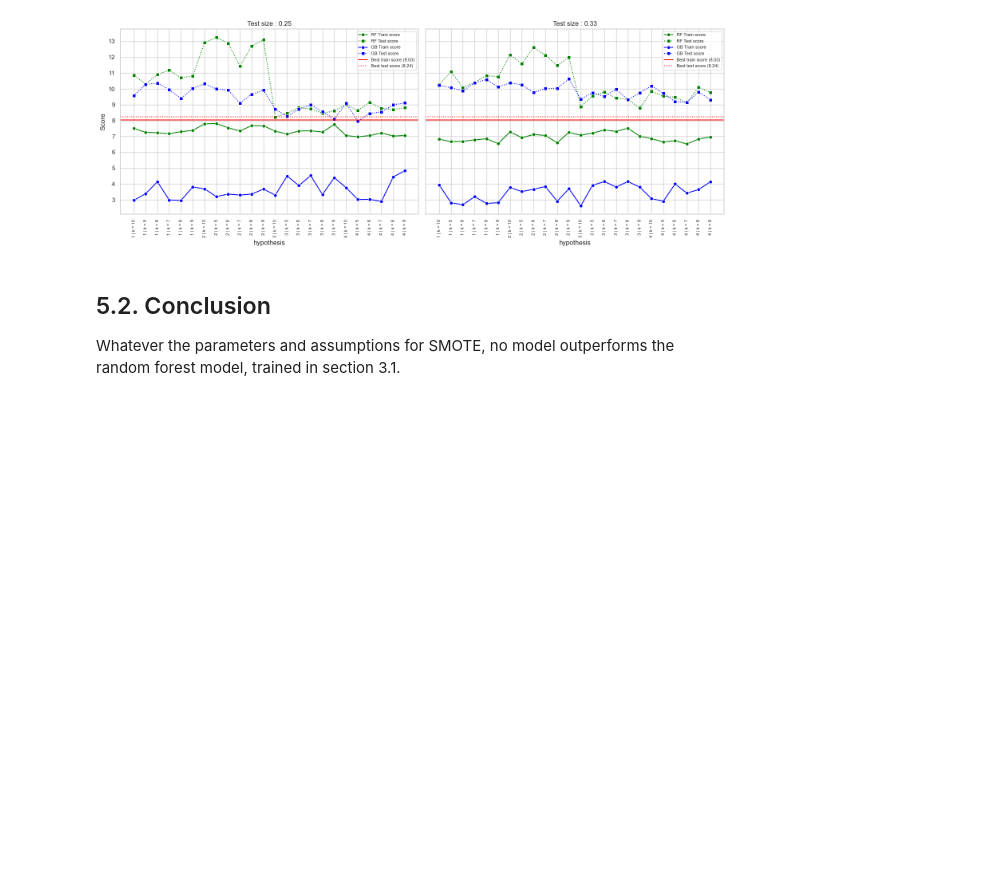
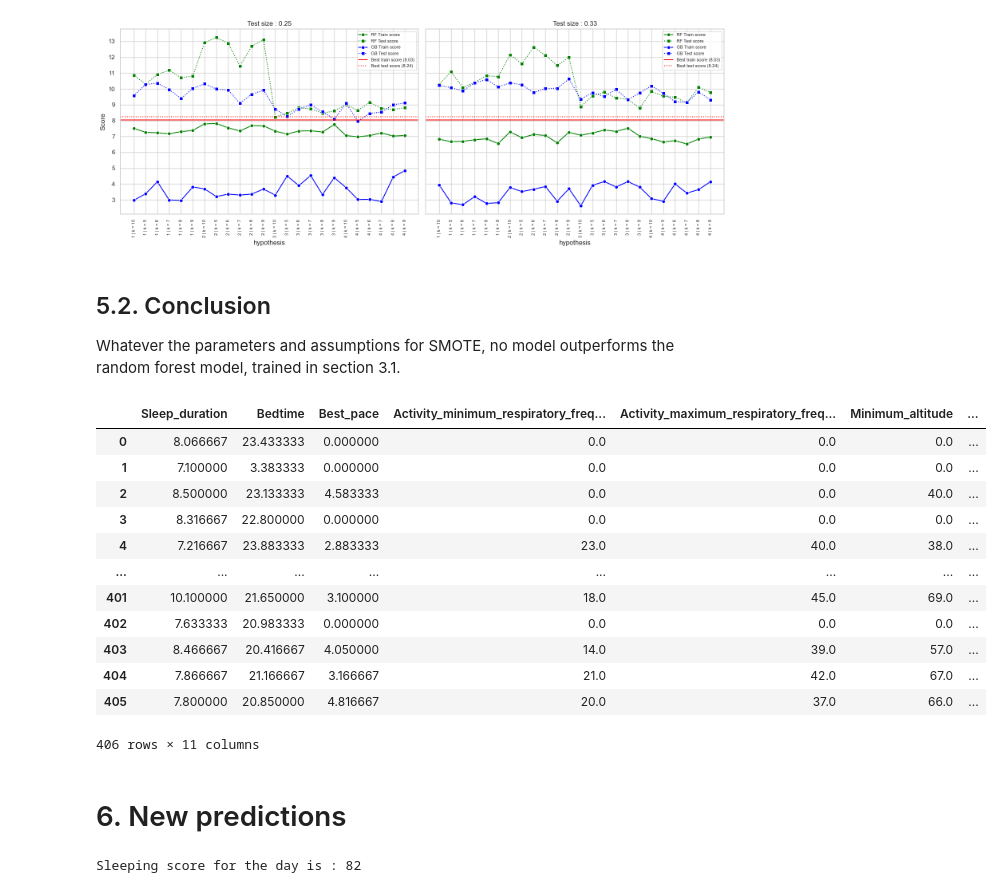
Before and after one commit to irrif/Sleep_score, a Jupyter notebook: sleep_score_regression.ipynb, the cells around one changed output. Cells and saved outputs as stored; diff of their text form; code cells hidden in the pictures; blank space fills up the shorter version.

```diff
--- a/sleep_score_regression.ipynb
+++ b/sleep_score_regression.ipynb
@@ -641,3 +642,54 @@ plt.show()
 # %% [markdown]
 ## 5.2. Conclusion
 Whatever the parameters and assumptions for SMOTE, no model outperforms the random forest model, trained in section 3.1.
+# %%
+df_work[rf_search_lasso.feature_names_in_]
+# %% [output]
+|  | Sleep_duration | Bedtime | Best_pace | Activity_minimum_respiratory_freq... | Activity_maximum_respiratory_freq... | Minimum_altitude | ... |
+| 0 | 8.066667 | 23.433333 | 0.000000 | 0.0 | 0.0 | 0.0 | ... |
+| 1 | 7.100000 | 3.383333 | 0.000000 | 0.0 | 0.0 | 0.0 | ... |
+| 2 | 8.500000 | 23.133333 | 4.583333 | 0.0 | 0.0 | 40.0 | ... |
+| 3 | 8.316667 | 22.800000 | 0.000000 | 0.0 | 0.0 | 0.0 | ... |
+| 4 | 7.216667 | 23.883333 | 2.883333 | 23.0 | 40.0 | 38.0 | ... |
+| ... | ... | ... | ... | ... | ... | ... | ... |
+| 401 | 10.100000 | 21.650000 | 3.100000 | 18.0 | 45.0 | 69.0 | ... |
+| 402 | 7.633333 | 20.983333 | 0.000000 | 0.0 | 0.0 | 0.0 | ... |
+| 403 | 8.466667 | 20.416667 | 4.050000 | 14.0 | 39.0 | 57.0 | ... |
+| 404 | 7.866667 | 21.166667 | 3.166667 | 21.0 | 42.0 | 67.0 | ... |
+| 405 | 7.800000 | 20.850000 | 4.816667 | 20.0 | 37.0 | 66.0 | ... |
+406 rows × 11 columns
+# %% [markdown]
+# 6. New predictions
+# %%
+# Train a transformer on final training dataset
+X_train_lasso, X_test_lasso, y_train, y_test = train_test_split(X_base[rf_search_lasso.feature_names_in_], y_base, test_size=0.25, random_state=RANDOM_STATE)
+
+# Standardize all the columns
+ct_lasso = ColumnTransformer(
+    [('standardize', StandardScaler(), [i for i in range(X_train_lasso.shape[1])])],
+    remainder='passthrough'
+)
+
+ct_lasso.fit(X_train_lasso)
+
+new_day = [[
+    8,      # Sleep_duration
+    22,     # Bedtime
+    3.1,    # Best_pace
+    14,     # Activity_minimum_respiratory_frequency
+    45,     # Activity_maximum_respiratory_frequency
+    50,     # Minimum_altitude
+    2187,   # Resting_calories
+    3400,   # Total_calories
+    16,     # Awake_time
+    1,      # N_activities
+    15      # Total_distance
+]]
+
+# Scale data
+new_day_scaled = ct_lasso.transform(new_day)
+
+# Predict sleeping score for this day
+print(f"Sleeping score for the day is : {round(rf_search_lasso.predict(new_day_scaled)[0])}")
+# %% [output]
+Sleeping score for the day is : 82
```
Also changed, not shown: parts of 2 cells of this notebook.
